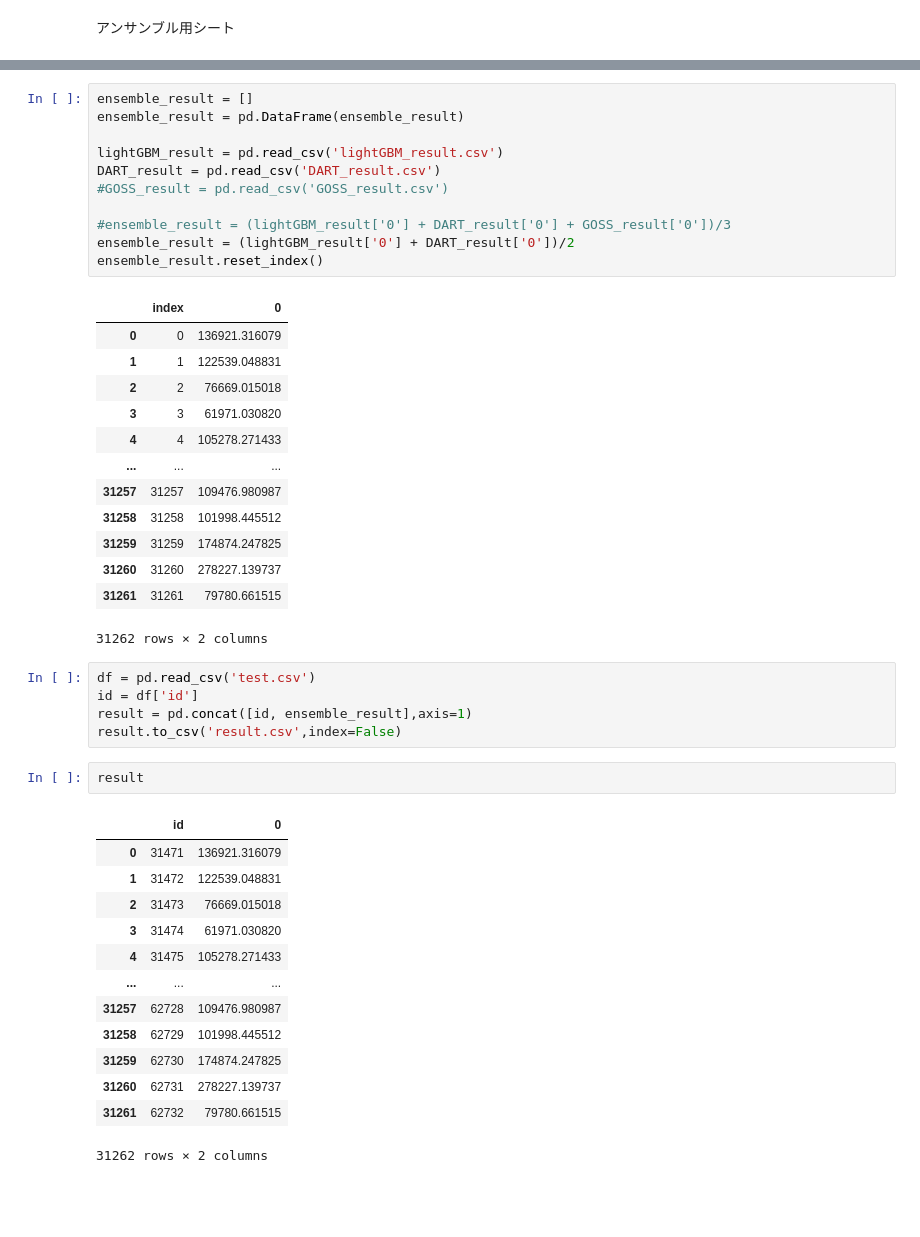
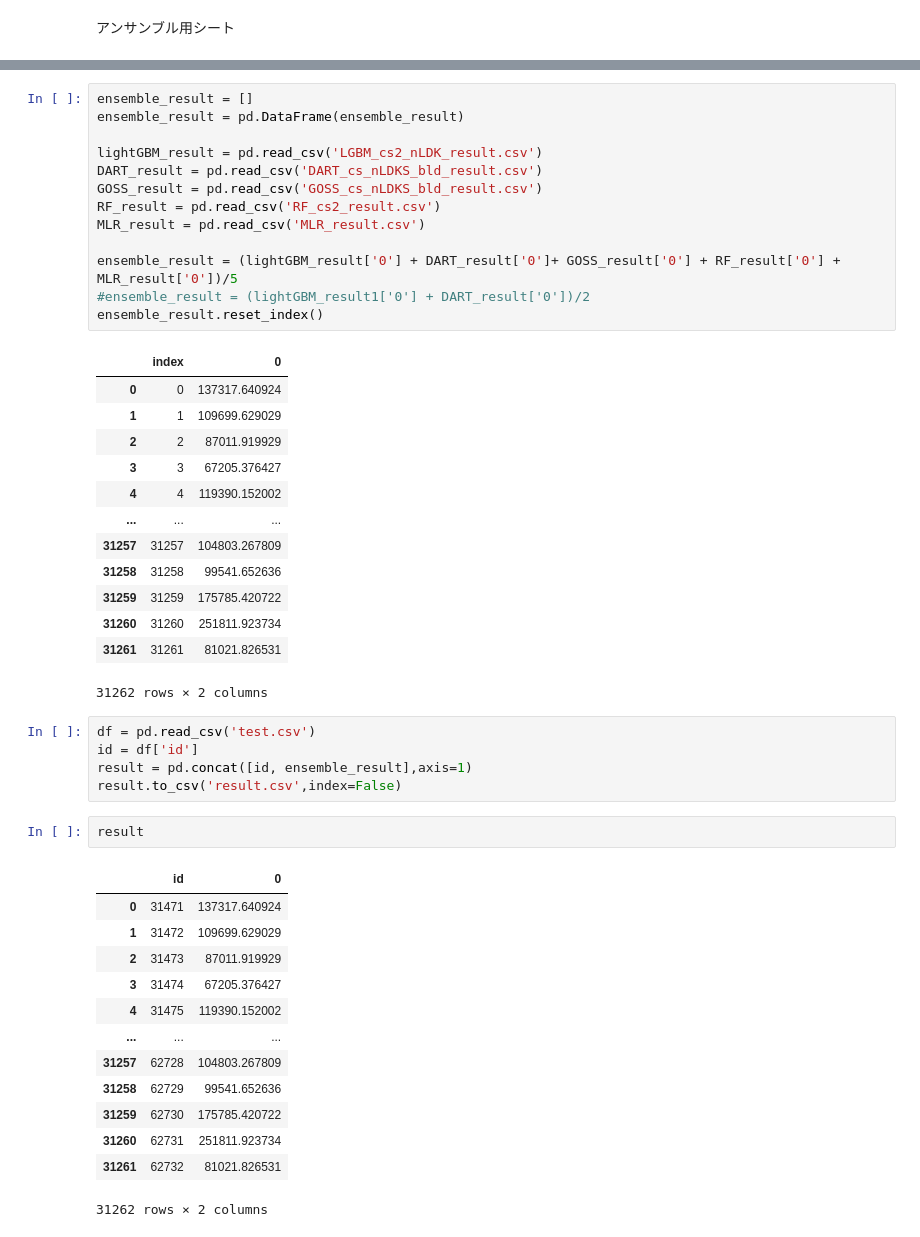
Before and after one commit to kyotoman-koshida/mynabi, a Jupyter notebook: ensemble.ipynb, the cells around one changed output, grey strips where cells are left out. Cells and saved outputs as stored; diff of their text form; blank space fills up the shorter version.

```diff
--- a/ensemble.ipynb
+++ b/ensemble.ipynb
@@ -6,27 +56,29 @@ import numpy as np
 # %%
 ensemble_result = []
 ensemble_result = pd.DataFrame(ensemble_result)
 
-lightGBM_result = pd.read_csv('lightGBM_result.csv')
-DART_result = pd.read_csv('DART_result.csv')
-#GOSS_result = pd.read_csv('GOSS_result.csv')
+lightGBM_result = pd.read_csv('LGBM_cs2_nLDK_result.csv')
+DART_result = pd.read_csv('DART_cs_nLDKS_bld_result.csv')
+GOSS_result = pd.read_csv('GOSS_cs_nLDKS_bld_result.csv')
+RF_result = pd.read_csv('RF_cs2_result.csv')
+MLR_result = pd.read_csv('MLR_result.csv')
 
-#ensemble_result = (lightGBM_result['0'] + DART_result['0'] + GOSS_result['0'])/3
-ensemble_result = (lightGBM_result['0'] + DART_result['0'])/2
+ensemble_result = (lightGBM_result['0'] + DART_result['0']+ GOSS_result['0'] + RF_result['0'] + MLR_result['0'])/5
+#ensemble_result = (lightGBM_result1['0'] + DART_result['0'])/2
 ensemble_result.reset_index()
 # %% [output]
 |  | index | 0 |
-| 0 | 0 | 136921.316079 |
-| 1 | 1 | 122539.048831 |
-| 2 | 2 | 76669.015018 |
-| 3 | 3 | 61971.030820 |
-| 4 | 4 | 105278.271433 |
+| 0 | 0 | 137317.640924 |
+| 1 | 1 | 109699.629029 |
+| 2 | 2 | 87011.919929 |
+| 3 | 3 | 67205.376427 |
+| 4 | 4 | 119390.152002 |
 | ... | ... | ... |
-| 31257 | 31257 | 109476.980987 |
-| 31258 | 31258 | 101998.445512 |
-| 31259 | 31259 | 174874.247825 |
-| 31260 | 31260 | 278227.139737 |
-| 31261 | 31261 | 79780.661515 |
+| 31257 | 31257 | 104803.267809 |
+| 31258 | 31258 | 99541.652636 |
+| 31259 | 31259 | 175785.420722 |
+| 31260 | 31260 | 251811.923734 |
+| 31261 | 31261 | 81021.826531 |
 31262 rows × 2 columns
 # %%
 df = pd.read_csv('test.csv')
@@ -37,15 +89,15 @@ result.to_csv('result.csv',index=False)
 result
 # %% [output]
 |  | id | 0 |
-| 0 | 31471 | 136921.316079 |
-| 1 | 31472 | 122539.048831 |
-| 2 | 31473 | 76669.015018 |
-| 3 | 31474 | 61971.030820 |
-| 4 | 31475 | 105278.271433 |
+| 0 | 31471 | 137317.640924 |
+| 1 | 31472 | 109699.629029 |
+| 2 | 31473 | 87011.919929 |
+| 3 | 31474 | 67205.376427 |
+| 4 | 31475 | 119390.152002 |
 | ... | ... | ... |
-| 31257 | 62728 | 109476.980987 |
-| 31258 | 62729 | 101998.445512 |
-| 31259 | 62730 | 174874.247825 |
-| 31260 | 62731 | 278227.139737 |
-| 31261 | 62732 | 79780.661515 |
+| 31257 | 62728 | 104803.267809 |
+| 31258 | 62729 | 99541.652636 |
+| 31259 | 62730 | 175785.420722 |
+| 31260 | 62731 | 251811.923734 |
+| 31261 | 62732 | 81021.826531 |
 31262 rows × 2 columns
```
Also changed, not shown: parts of 11 cells of this notebook, 17 other files.
